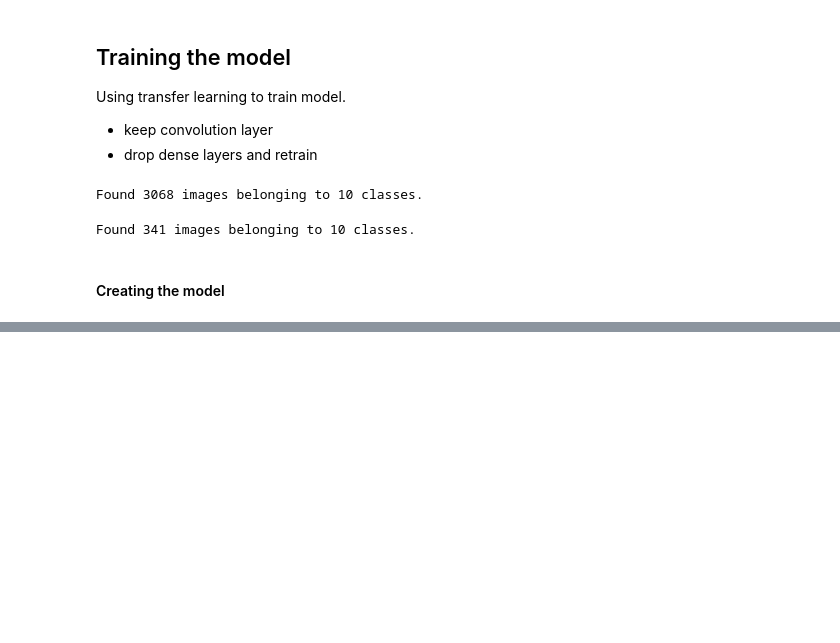
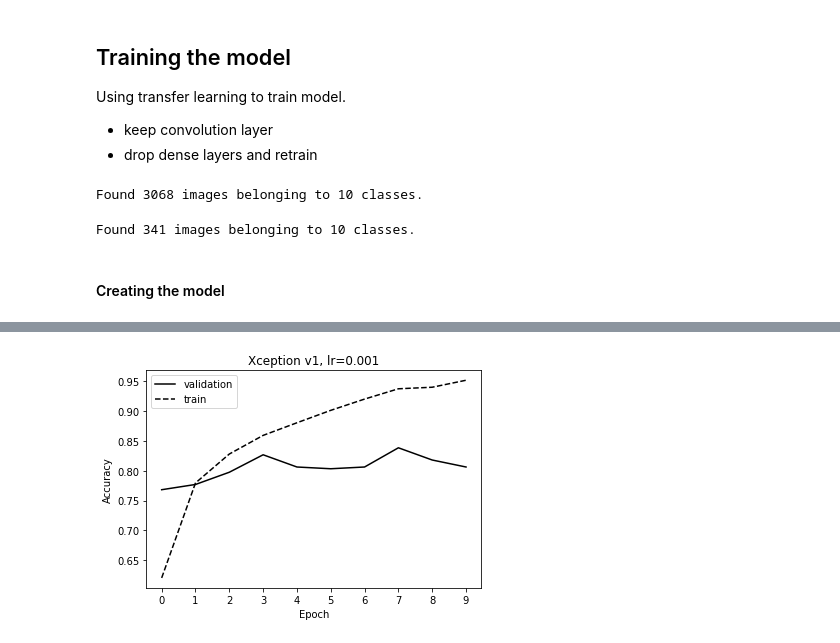
Before and after one commit to alextanhongpin/machine-learning-bootcamp, a Jupyter notebook: 07_neural_network.ipynb, the cells around one changed output, grey strips where cells are left out. Saved outputs shown, nothing was run; the diff lists cells and outputs as text; code cells hidden in the pictures; blank space fills up the shorter version.

```diff
--- a/07_neural_network.ipynb
+++ b/07_neural_network.ipynb
@@ -223,0 +273,28 @@ Epoch 1/10
+# %%
+def make_model(learning_rate):
+    base_model = Xception(
+        weights='imagenet',
+        input_shape=(150, 150, 3),
+        include_top=False
+    )
+
+    base_model.trainable = False
+
+    inputs = keras.Input(shape=(150, 150, 3))
+
+    base = base_model(inputs, training=False)
+    vector = keras.layers.GlobalAveragePooling2D()(base)
+    outputs = keras.layers.Dense(10)(vector)
+
+    model = keras.Model(inputs, outputs)
+
+    model.compile(
+        optimizer=keras.optimizers.Adam(learning_rate),
+        loss=keras.losses.CategoricalCrossentropy(from_logits=True),
+        metrics=["accuracy"],
+    )
+
+    return model
+# %%
+model = make_model(learning_rate=0.001)
+history_0_001 = model.fit(train_ds, epochs=10, validation_data=val_ds)
@@ -223,0 +322,4 @@ Epoch 1/10
+# %%
+plot_accuracy(history_0_001, learning_rate=0.001)
+# %% [output]
+[figure, added]
```
Also changed, not shown: parts of 18 cells of this notebook.
